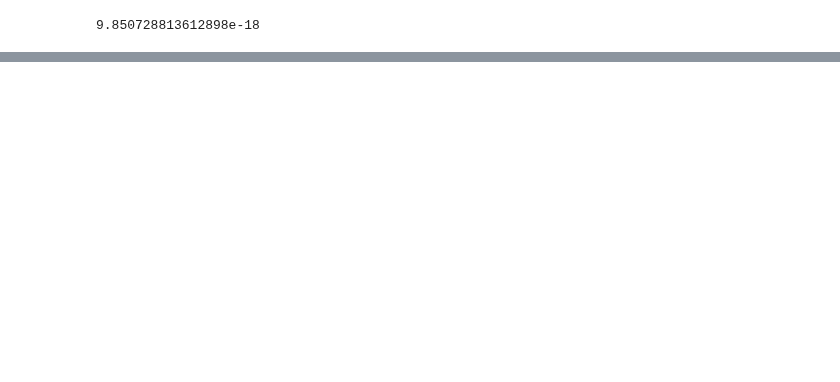
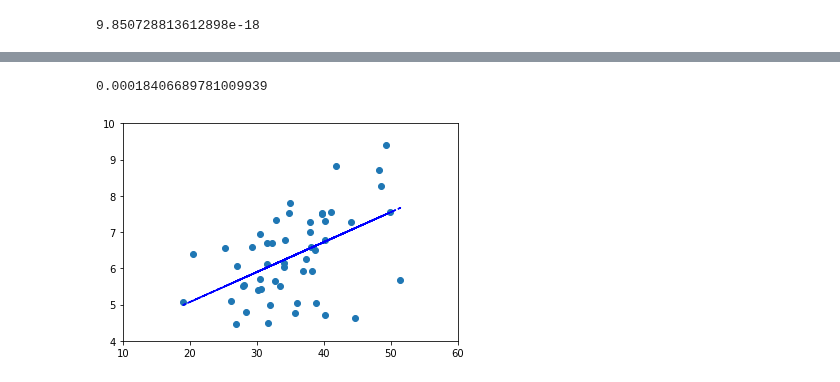
Before and after one commit to jasminajovanovic/IMR, a Jupyter notebook: Poverty.ipynb, the cells around one changed output, grey strips where cells are left out. Saved outputs shown, nothing was run; the diff lists cells and outputs as text; code cells hidden in the pictures; blank space fills up the shorter version.

```diff
--- a/Poverty.ipynb
+++ b/Poverty.ipynb
@@ -275,0 +388,25 @@ p_value
+# %%
+p_value
+# %% [output]
+0.00018406689781009939
+# %%
+(slope, intercept, _, _, _) = linregress(x2_axis, y_axis)
+fit = slope * x2_axis + intercept
+slope, intercept, r_value, p_value, std_err = linregress(x2_axis, y_axis)
+
+fig, ax = plt.subplots()
+
+fig.suptitle("", fontsize=16, fontweight="bold")
+
+ax.set_xlim(10,60)
+ax.set_ylim(4,10)
+
+# ax.set_xlabel("Poverty Rate (%)")
+# ax.set_ylabel("Death Rate (%)")
+
+ax.plot(x2_axis, y_axis, linewidth=0, marker='o')
+ax.plot(x2_axis, fit, 'b--')
+
+plt.show()
+# %% [output]
+[figure, added]
```
Also changed, not shown: parts of 25 cells of this notebook.
